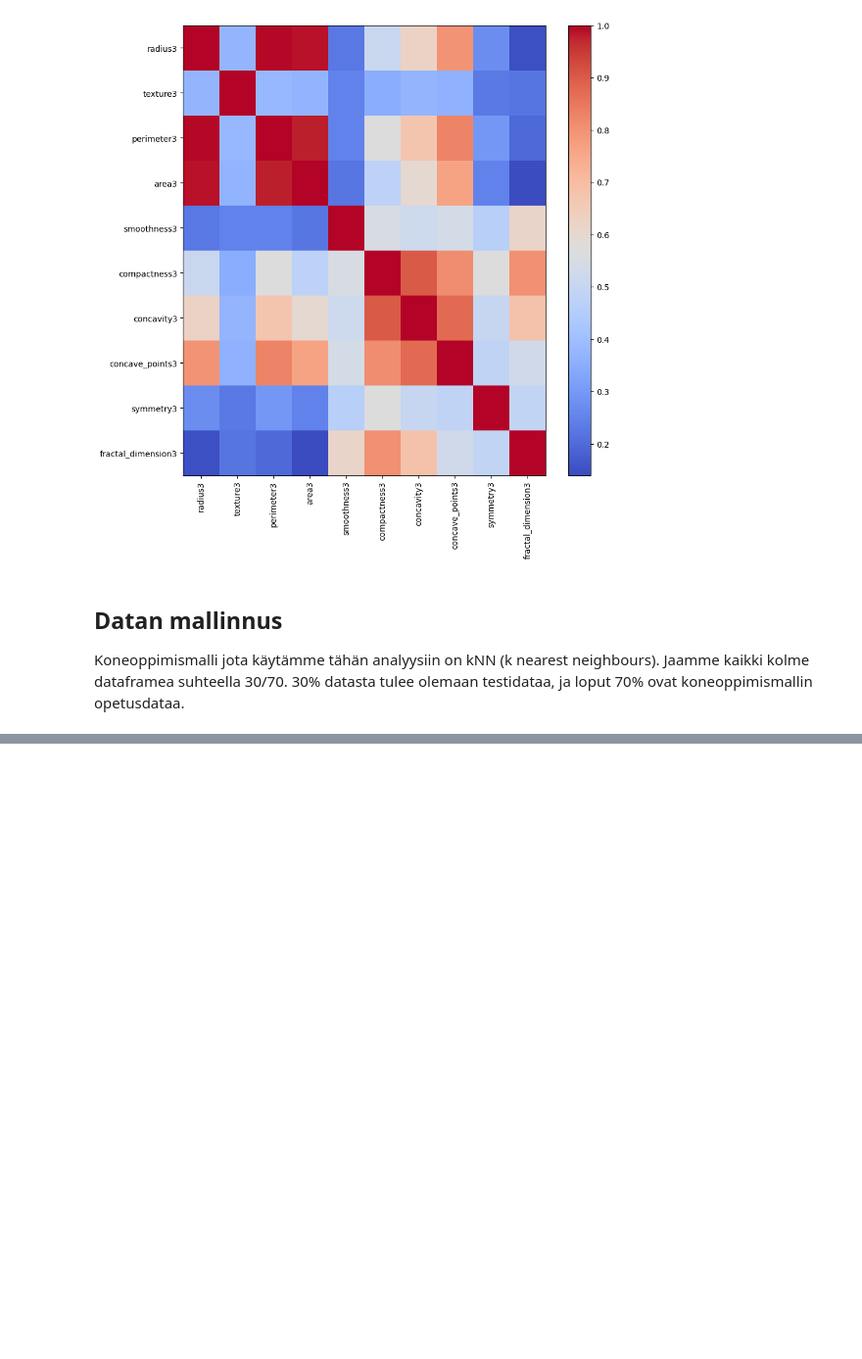
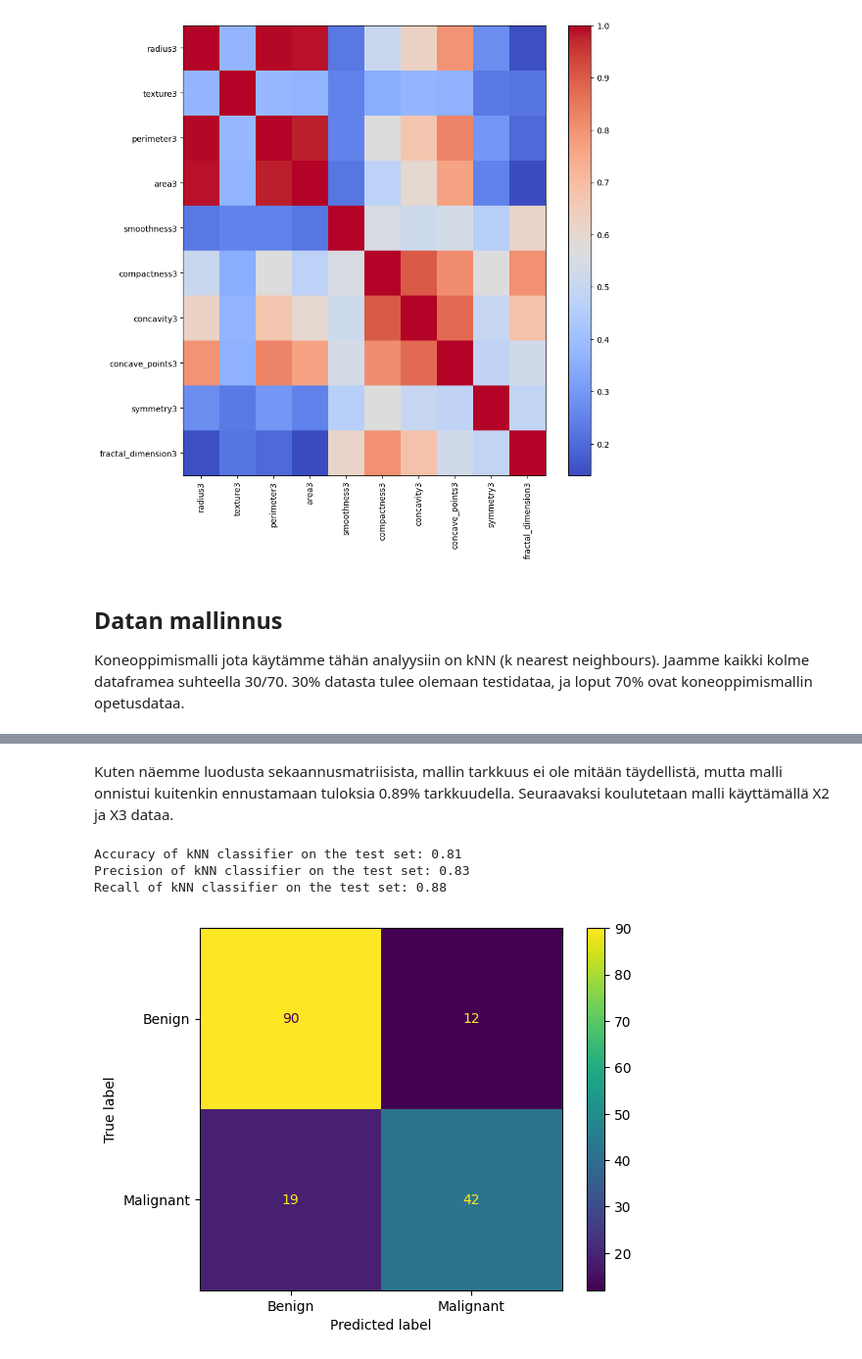
Before and after one commit to kassu11/machine-learning-AMK, a Jupyter notebook: knn_classifier/breast_cancer.ipynb, the cells around one changed output, grey strips where cells are left out. Shown at 98% size. Cells and saved outputs as stored; diff of their text form; code cells hidden in the pictures; blank space fills up the shorter version.

```diff
--- a/knn_classifier/breast_cancer.ipynb
+++ b/knn_classifier/breast_cancer.ipynb
@@ -215,0 +184,9 @@ cmd.plot()
+# %% [markdown]
+Kuten näemme luodusta sekaannusmatriisista, mallin tarkkuus ei ole mitään täydellistä, mutta malli onnistui kuitenkin ennustamaan tuloksia 0.89% tarkkuudella. Seuraavaksi koulutetaan malli käyttämällä X2 ja X3 dataa.
+# %%
+train_and_metrics(X2, y, 4)
+# %% [output]
+Accuracy of kNN classifier on the test set: 0.81
+Precision of kNN classifier on the test set: 0.83
+Recall of kNN classifier on the test set: 0.88
+[figure, added]
```
Also changed, not shown: parts of 16 cells of this notebook.
